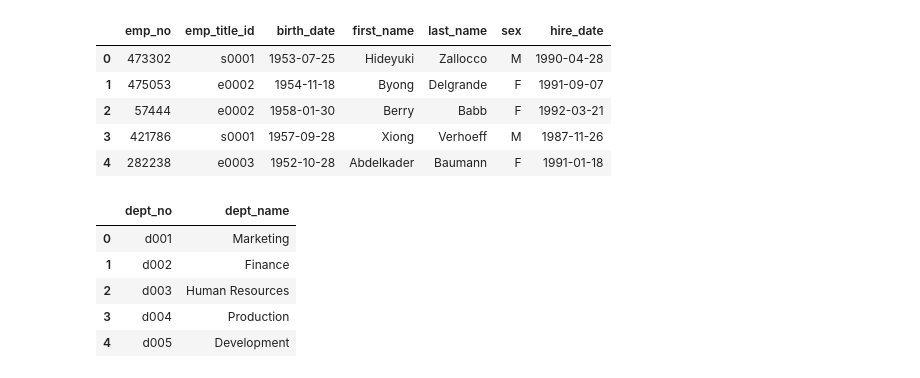
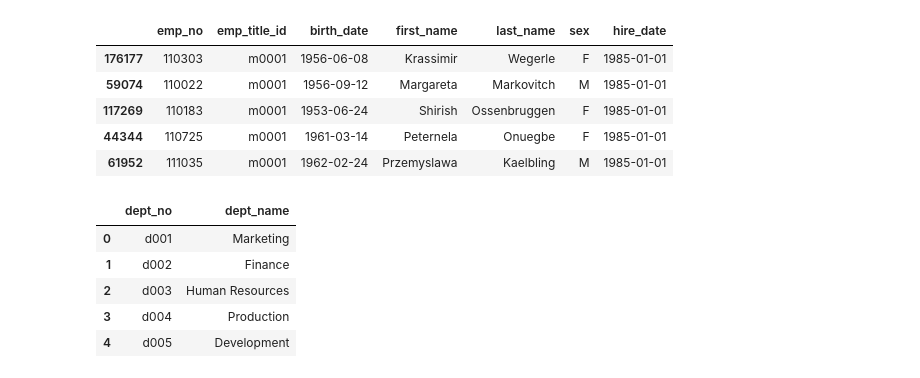
Before and after one commit to beaujeffrey03/sql-challenge, a Jupyter notebook: py_analysis.ipynb, the cells around one changed output. Saved outputs shown, nothing was run; the diff lists cells and outputs as text; code cells hidden in the pictures.

```diff
--- a/py_analysis.ipynb
+++ b/py_analysis.ipynb
@@ -7,14 +10,14 @@ engine = create_engine(f'postgresql://{user}:{password}@{host}:{port}/{database}
 conn = engine.connect()
 # %%
 employees_df = pd.read_sql('select * from employees;', conn)
-employees_df.head()
+employees_df.sort_values(by='hire_date', ascending=True).head()
 # %% [output]
 |  | emp_no | emp_title_id | birth_date | first_name | last_name | sex | hire_date |
-| 0 | 473302 | s0001 | 1953-07-25 | Hideyuki | Zallocco | M | 1990-04-28 |
-| 1 | 475053 | e0002 | 1954-11-18 | Byong | Delgrande | F | 1991-09-07 |
-| 2 | 57444 | e0002 | 1958-01-30 | Berry | Babb | F | 1992-03-21 |
-| 3 | 421786 | s0001 | 1957-09-28 | Xiong | Verhoeff | M | 1987-11-26 |
-| 4 | 282238 | e0003 | 1952-10-28 | Abdelkader | Baumann | F | 1991-01-18 |
+| 176177 | 110303 | m0001 | 1956-06-08 | Krassimir | Wegerle | F | 1985-01-01 |
+| 59074 | 110022 | m0001 | 1956-09-12 | Margareta | Markovitch | M | 1985-01-01 |
+| 117269 | 110183 | m0001 | 1953-06-24 | Shirish | Ossenbruggen | F | 1985-01-01 |
+| 44344 | 110725 | m0001 | 1961-03-14 | Peternela | Onuegbe | F | 1985-01-01 |
+| 61952 | 111035 | m0001 | 1962-02-24 | Przemyslawa | Kaelbling | M | 1985-01-01 |
 # %%
 departments_df = pd.read_sql('select * from departments;', conn)
 departments_df.head()
```
Also changed, not shown: parts of 6 cells of this notebook.
